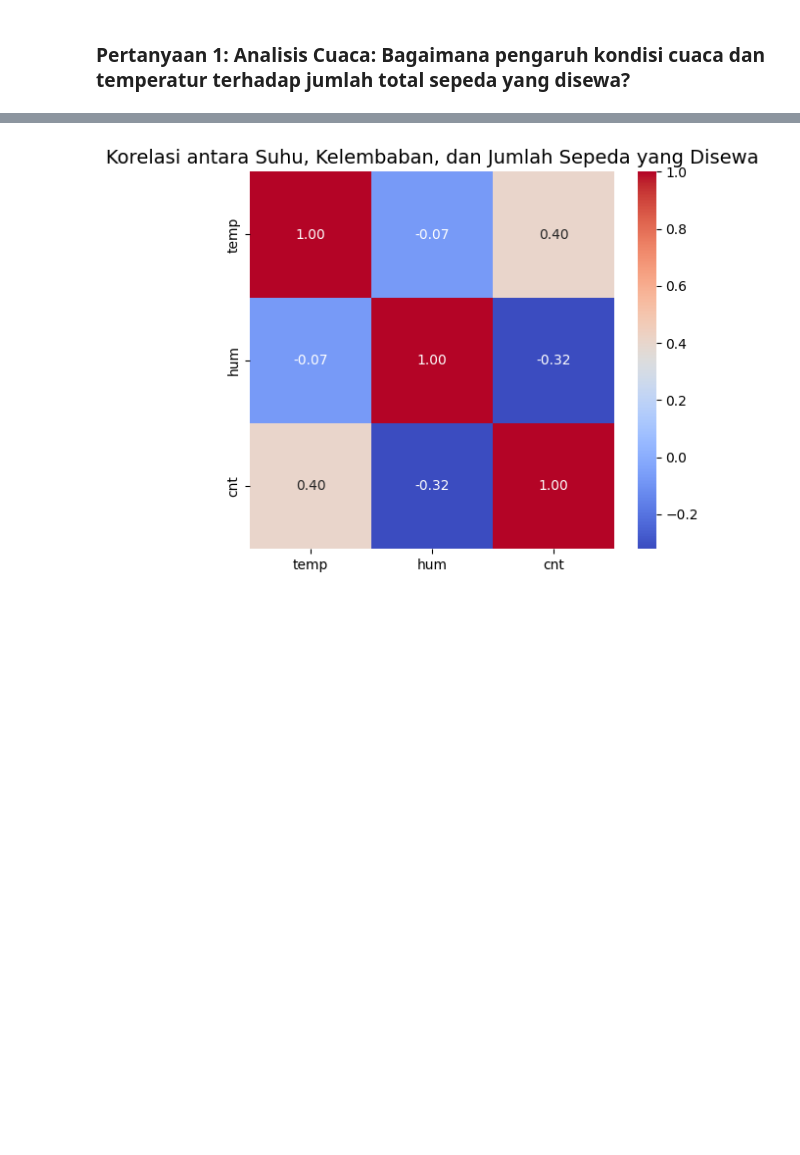
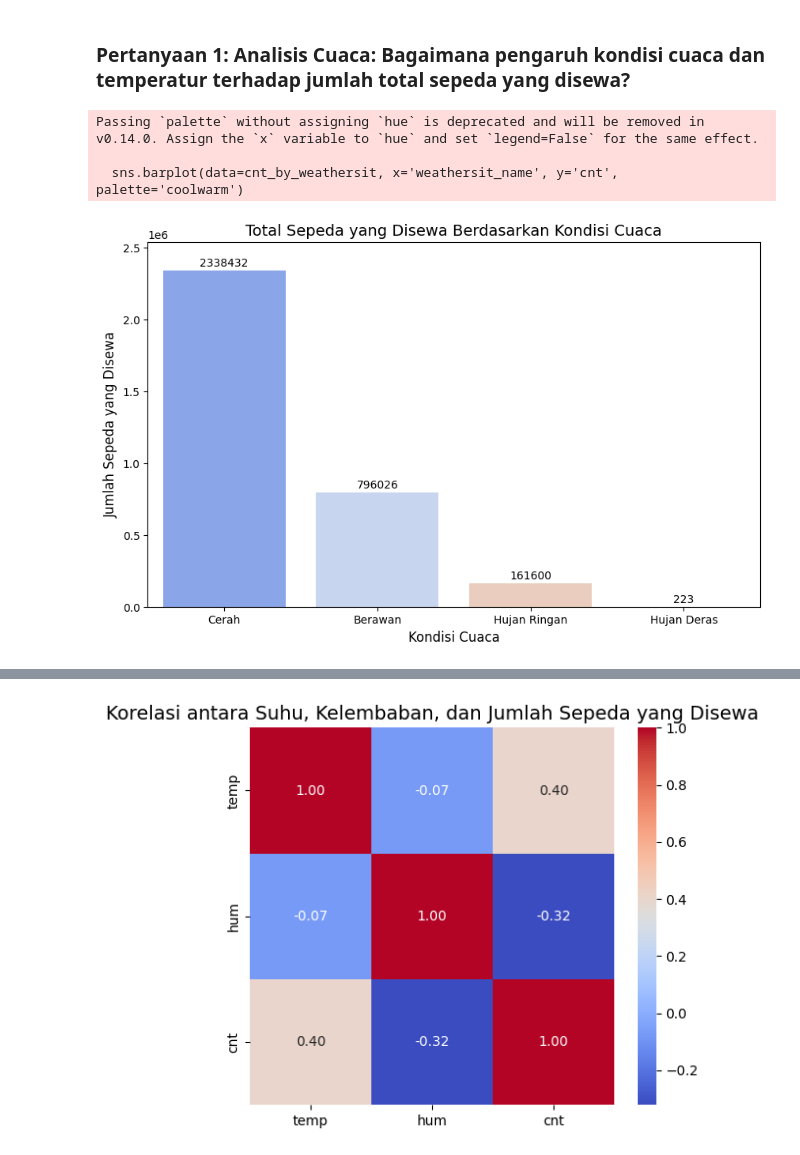
Before and after one commit to prtmaars/Bike-Sharing-DC, a Jupyter notebook: Proyek_Analisis_Data_2_Dicky_Pratama_Kusuma.ipynb, the cells around one changed output, grey strips where cells are left out. Saved outputs shown, nothing was run; the diff lists cells and outputs as text; code cells hidden in the pictures; blank space fills up the shorter version.

```diff
--- a/Proyek_Analisis_Data_2_Dicky_Pratama_Kusuma.ipynb
+++ b/Proyek_Analisis_Data_2_Dicky_Pratama_Kusuma.ipynb
@@ -439,0 +442,25 @@ data_hour.describe()
+# %%
+cnt_by_weathersit = data_hrfix.groupby('weathersit')['cnt'].sum().reset_index()
+weathersit_map = ['Cerah', 'Berawan', 'Hujan Ringan', 'Hujan Deras']
+cnt_by_weathersit['weathersit_name'] = cnt_by_weathersit['weathersit'].map(dict(zip(range(1, 5), weathersit_map)))
+weathersit_order = ['Cerah', 'Berawan', 'Hujan Ringan', 'Hujan Deras']
+cnt_by_weathersit['weathersit_name'] = pd.Categorical(
+    cnt_by_weathersit['weathersit_name'], categories=weathersit_order, ordered=True
+)
+cnt_by_weathersit = cnt_by_weathersit.sort_values('weathersit_name')
+plt.figure(figsize=(10, 6))
+sns.barplot(data=cnt_by_weathersit, x='weathersit_name', y='cnt', palette='coolwarm')
+for index, value in enumerate(cnt_by_weathersit['cnt']):
+    plt.text(index, value + 30000, f'{value:.0f}', ha='center', fontsize=10)
+y_min = 0
+y_max = int(max(cnt_by_weathersit['cnt']) + 200000)
+plt.ylim(y_min, y_max)
+plt.title('Total Sepeda yang Disewa Berdasarkan Kondisi Cuaca', fontsize=14)
+plt.xlabel('Kondisi Cuaca', fontsize=12)
+plt.ylabel('Jumlah Sepeda yang Disewa', fontsize=12)
+plt.show()
+# %% [output]
+Passing `palette` without assigning `hue` is deprecated and will be removed in v0.14.0. Assign the `x` variable to `hue` and set `legend=False` for the same effect.
+
+  sns.barplot(data=cnt_by_weathersit, x='weathersit_name', y='cnt', palette='coolwarm')
+[figure, added]
```
Also changed, not shown: parts of 17 cells of this notebook, 21 other files.
